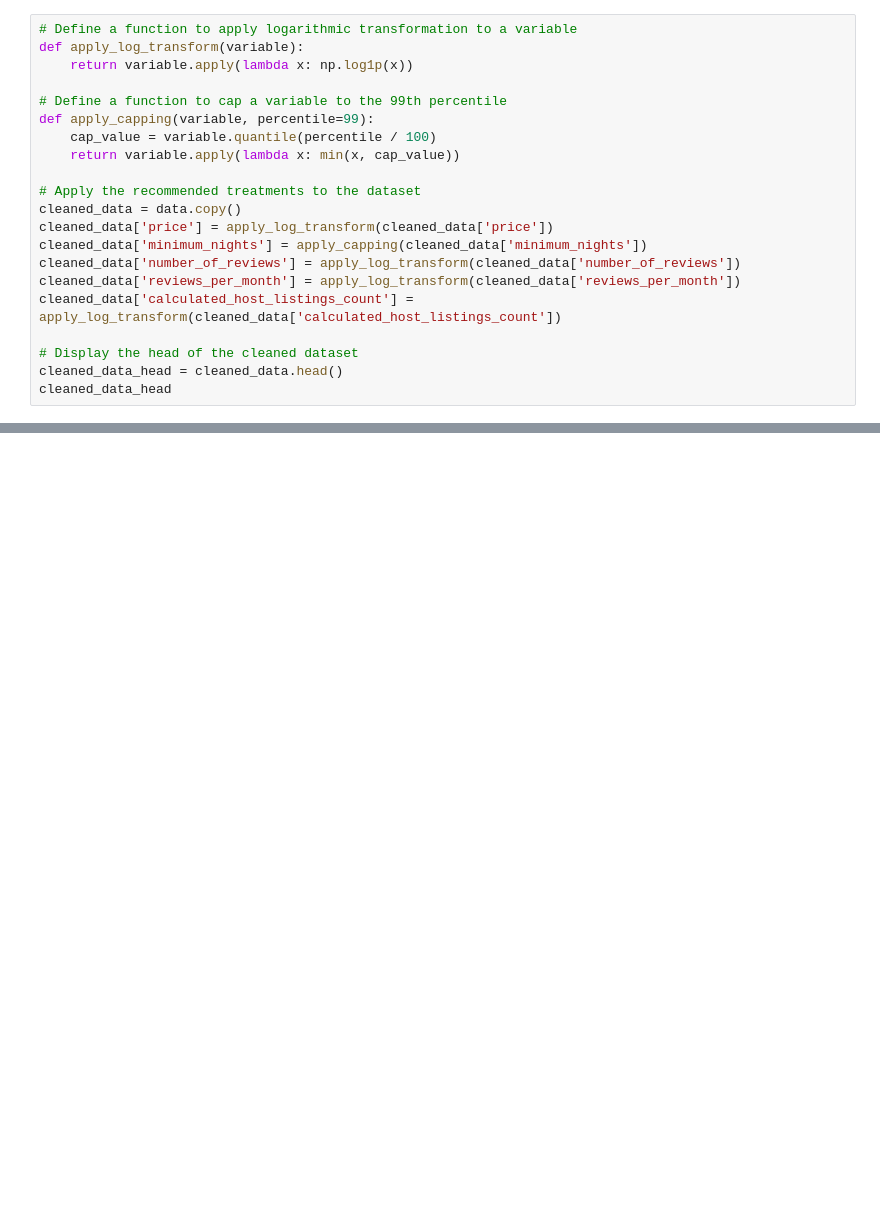
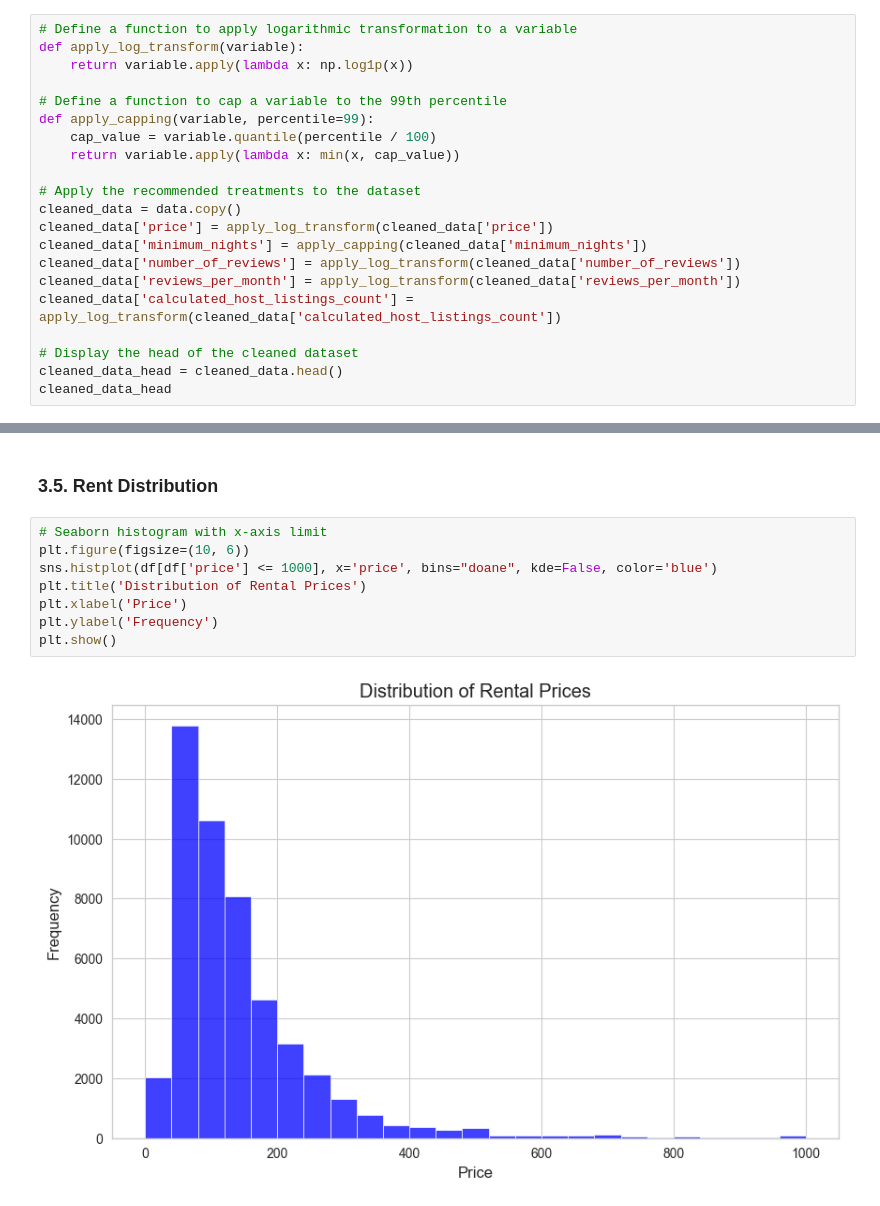
Before and after one commit to diogo-costa-silva/data-science-notebooks, a Jupyter notebook: nyc_airbnb-open-data/nyc-airbnb-analysis.ipynb, the cells around one changed output, grey strips where cells are left out. Cells and saved outputs as stored; diff of their text form; blank space fills up the shorter version.

Commit message:
Add visualizations.

```diff
--- a/nyc_airbnb-open-data/nyc-airbnb-analysis.ipynb
+++ b/nyc_airbnb-open-data/nyc-airbnb-analysis.ipynb
@@ -696,0 +722,12 @@ In summary, rental prices in New York City vary greatly, with some extremely exp
+# %% [markdown]
+### 3.5. Rent Distribution
+# %%
+# Seaborn histogram with x-axis limit
+plt.figure(figsize=(10, 6))
+sns.histplot(df[df['price'] <= 1000], x='price', bins="doane", kde=False, color='blue')
+plt.title('Distribution of Rental Prices')
+plt.xlabel('Price')
+plt.ylabel('Frequency')
+plt.show()
+# %% [output]
+[figure, added]
```
Also changed, not shown: parts of 37 cells of this notebook.
